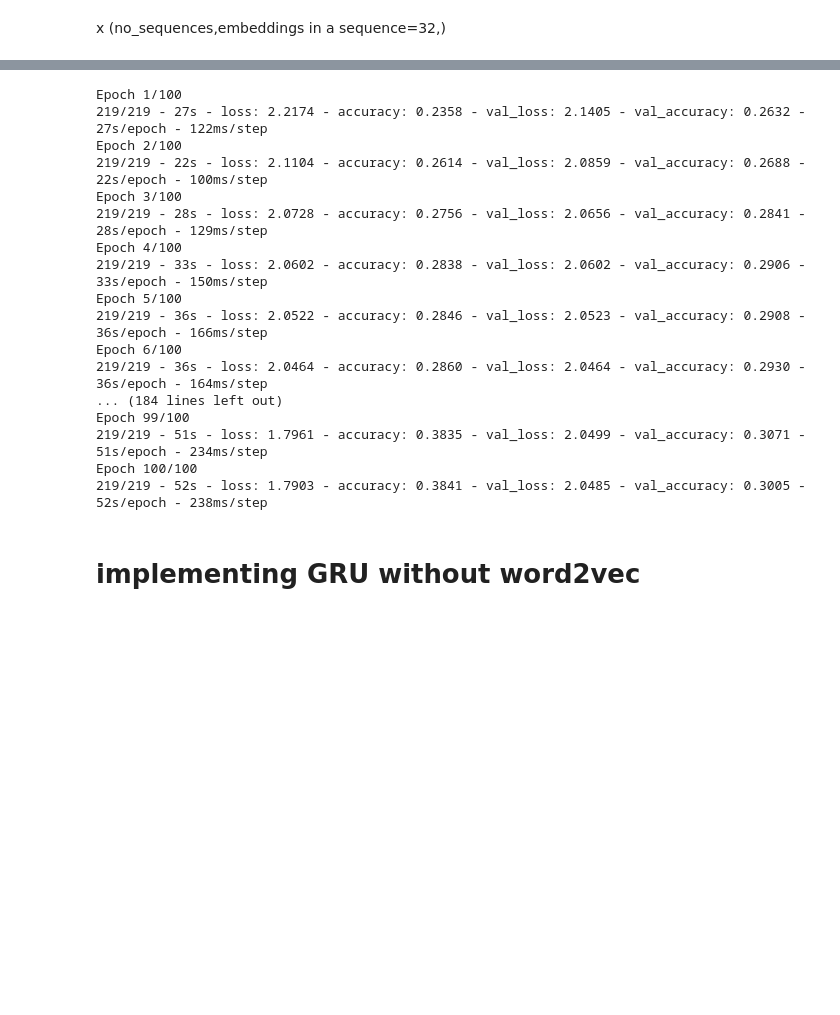
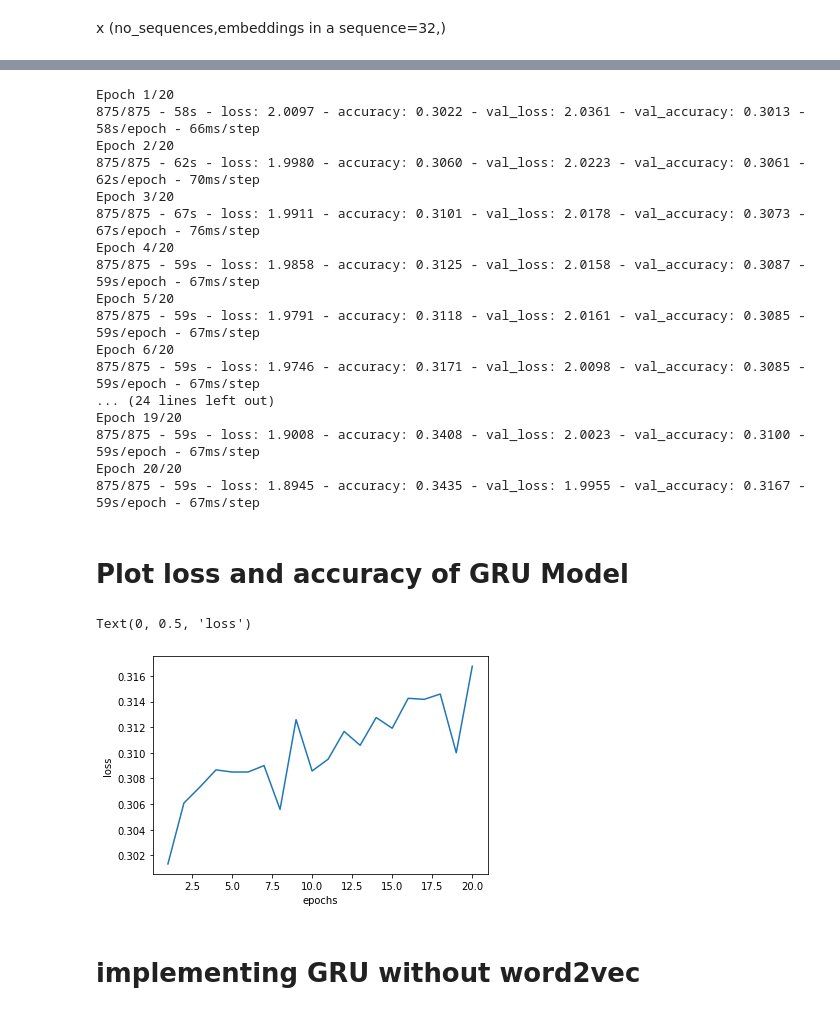
Before and after one commit to kevin-otter-liu/TextEmotionRecognition, a Jupyter notebook: GRU.ipynb, the cells around one changed output, grey strips where cells are left out. Saved outputs shown, nothing was run; the diff lists cells and outputs as text; code cells hidden in the pictures; blank space fills up the shorter version.

```diff
--- a/GRU.ipynb
+++ b/GRU.ipynb
@@ -519,7 +500,7 @@ word_vector_map = {}
 for index,word in enumerate(classes):
     word_vector_map[word] = vectors[index]
 # %%
-EMBEDDING_DIM=32
+EMBEDDING_DIM=50
 num_words = len(word_index) + 1
 embedding_matrix = np.zeros((num_words,EMBEDDING_DIM))
 # %%
@@ -536,5 +517,7 @@ for word,i in word_index.items():
         # if embedding vector is not found,
         embedding_matrix[i] = embedding_vector
         count+=1
+    else:
+        print(word)
 print("number of words successfully mapped to vectors: {}/{}".format(count,vocab_size))
 # %% [output]
@@ -618,8 +602,8 @@ y_test = labels[-num_validation_samples:]
 # %%
 history = GRU_model.fit(X_train_pad,
                         y_train,
-                        batch_size=128,
-                        epochs = 100,
+                        batch_size=32,
+                        epochs = 20,
                         verbose=2,
                         validation_data = (X_test_pad,y_test))
 
@@ -631,23 +615,34 @@ callbacks = [EarlyStopping(monitor='val_loss', patience=3),
                          save_freq='epoch',
                      )],
 # %% [output]
-Epoch 1/100
-219/219 - 27s - loss: 2.2174 - accuracy: 0.2358 - val_loss: 2.1405 - val_accuracy: 0.2632 - 27s/epoch - 122ms/step
-Epoch 2/100
-219/219 - 22s - loss: 2.1104 - accuracy: 0.2614 - val_loss: 2.0859 - val_accuracy: 0.2688 - 22s/epoch - 100ms/step
-Epoch 3/100
-219/219 - 28s - loss: 2.0728 - accuracy: 0.2756 - val_loss: 2.0656 - val_accuracy: 0.2841 - 28s/epoch - 129ms/step
-Epoch 4/100
-219/219 - 33s - loss: 2.0602 - accuracy: 0.2838 - val_loss: 2.0602 - val_accuracy: 0.2906 - 33s/epoch - 150ms/step
-Epoch 5/100
-219/219 - 36s - loss: 2.0522 - accuracy: 0.2846 - val_loss: 2.0523 - val_accuracy: 0.2908 - 36s/epoch - 166ms/step
-Epoch 6/100
-219/219 - 36s - loss: 2.0464 - accuracy: 0.2860 - val_loss: 2.0464 - val_accuracy: 0.2930 - 36s/epoch - 164ms/step
-... (184 lines left out)
-Epoch 99/100
-219/219 - 51s - loss: 1.7961 - accuracy: 0.3835 - val_loss: 2.0499 - val_accuracy: 0.3071 - 51s/epoch - 234ms/step
-Epoch 100/100
-219/219 - 52s - loss: 1.7903 - accuracy: 0.3841 - val_loss: 2.0485 - val_accuracy: 0.3005 - 52s/epoch - 238ms/step
+Epoch 1/20
+875/875 - 58s - loss: 2.0097 - accuracy: 0.3022 - val_loss: 2.0361 - val_accuracy: 0.3013 - 58s/epoch - 66ms/step
+Epoch 2/20
+875/875 - 62s - loss: 1.9980 - accuracy: 0.3060 - val_loss: 2.0223 - val_accuracy: 0.3061 - 62s/epoch - 70ms/step
+Epoch 3/20
+875/875 - 67s - loss: 1.9911 - accuracy: 0.3101 - val_loss: 2.0178 - val_accuracy: 0.3073 - 67s/epoch - 76ms/step
+Epoch 4/20
+875/875 - 59s - loss: 1.9858 - accuracy: 0.3125 - val_loss: 2.0158 - val_accuracy: 0.3087 - 59s/epoch - 67ms/step
+Epoch 5/20
+875/875 - 59s - loss: 1.9791 - accuracy: 0.3118 - val_loss: 2.0161 - val_accuracy: 0.3085 - 59s/epoch - 67ms/step
+Epoch 6/20
+875/875 - 59s - loss: 1.9746 - accuracy: 0.3171 - val_loss: 2.0098 - val_accuracy: 0.3085 - 59s/epoch - 67ms/step
+... (24 lines left out)
+Epoch 19/20
+875/875 - 59s - loss: 1.9008 - accuracy: 0.3408 - val_loss: 2.0023 - val_accuracy: 0.3100 - 59s/epoch - 67ms/step
+Epoch 20/20
+875/875 - 59s - loss: 1.8945 - accuracy: 0.3435 - val_loss: 1.9955 - val_accuracy: 0.3167 - 59s/epoch - 67ms/step
+# %% [markdown]
+# Plot loss and accuracy of GRU Model
+# %%
+y = history.history['val_accuracy']
+x = [i+1 for i in range(0,len(y))]
+plt.plot(x,y)
+plt.xlabel('epochs')
+plt.ylabel('loss')
+# %% [output]
+Text(0, 0.5, 'loss')
+[figure, added]
 # %% [markdown]
 # implementing GRU without word2vec
 # %%
```
Also changed, not shown: parts of 21 cells of this notebook, 2 other files.
